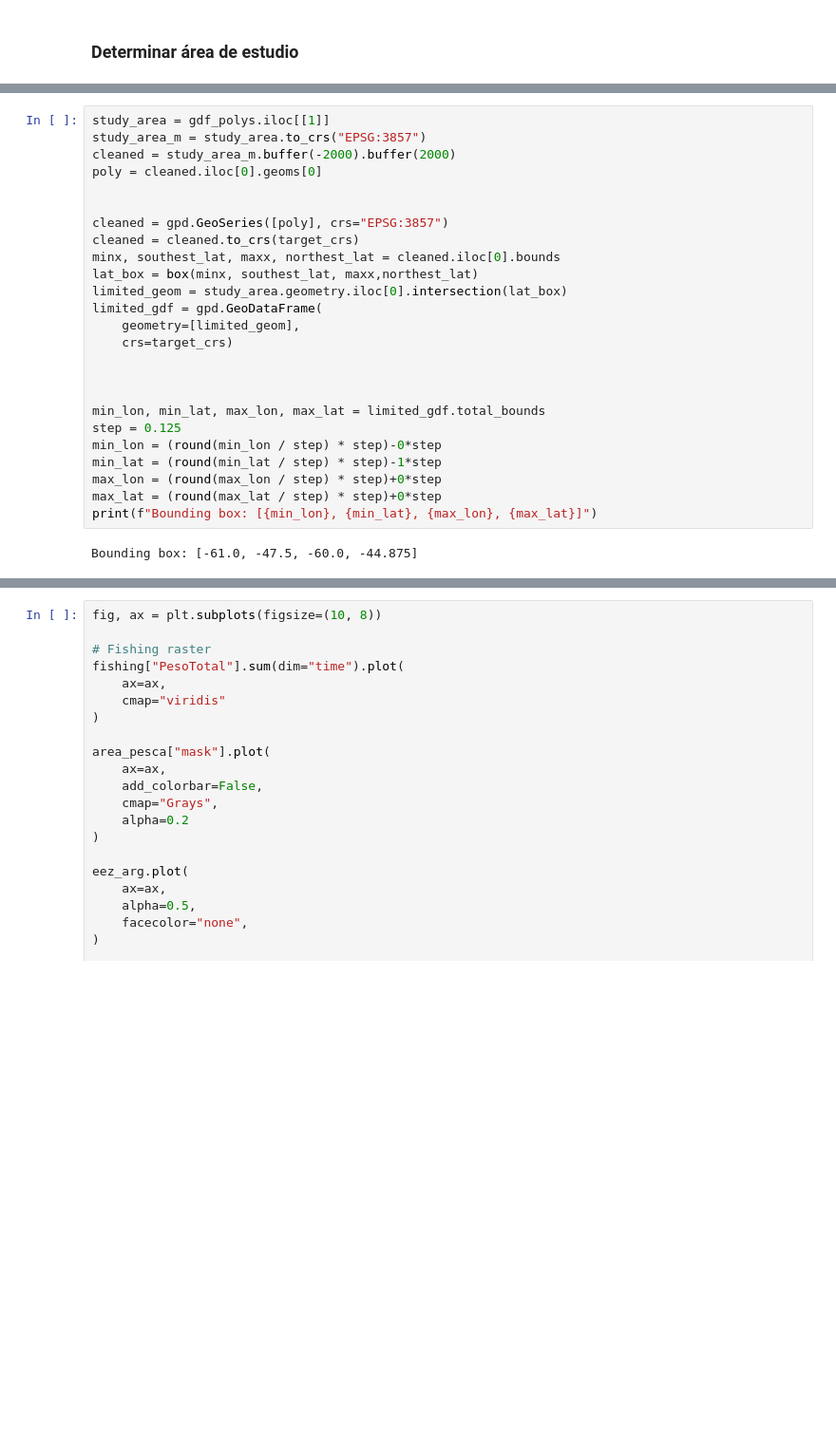
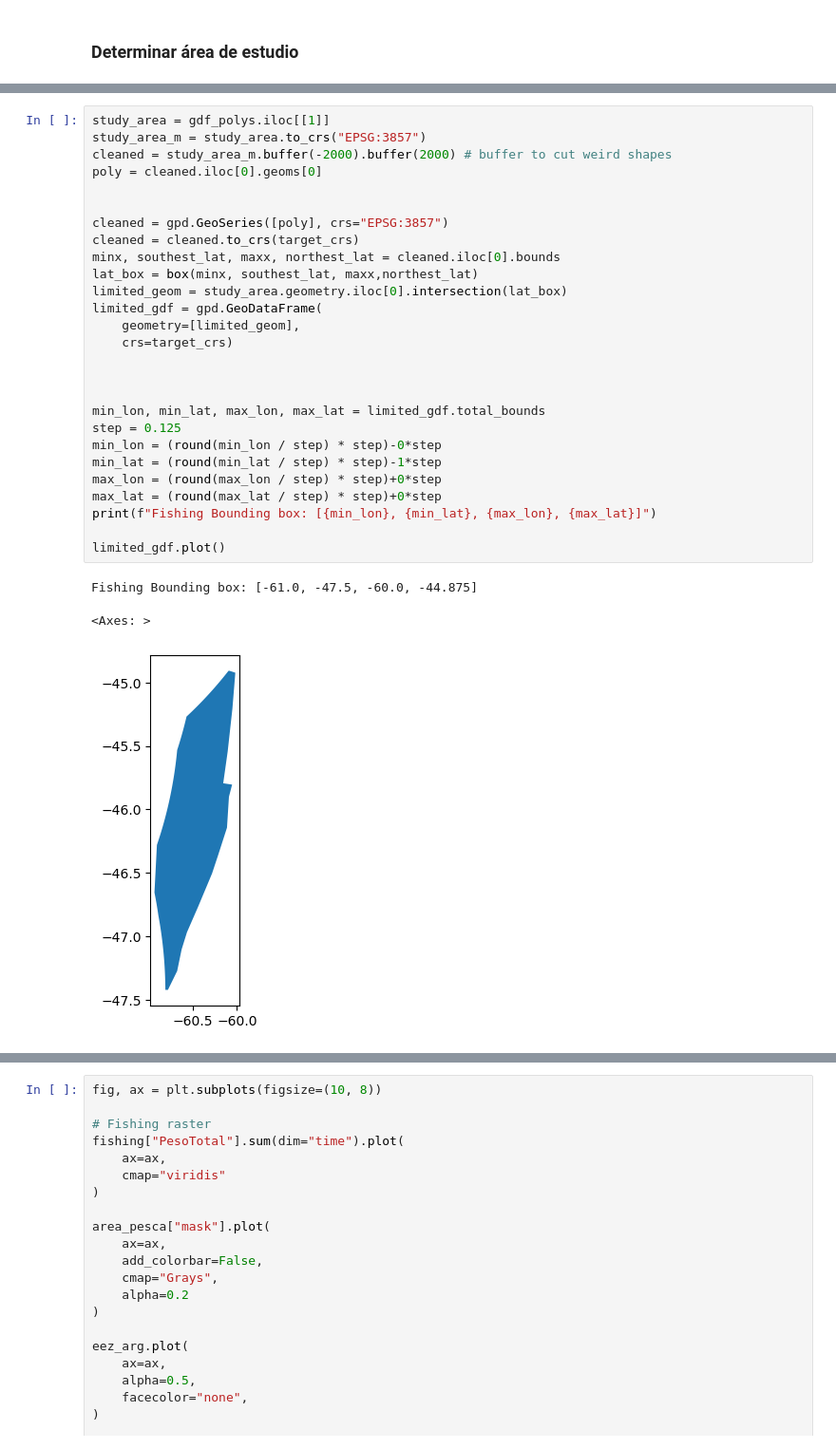
Before and after one commit to rubarriuso/TFM, a Jupyter notebook: determinar_bbox_estudio.ipynb, the cells around one changed output, grey strips where cells are left out. Shown at 95% size. Cells and saved outputs as stored; diff of their text form; blank space fills up the shorter version.

```diff
--- a/determinar_bbox_estudio.ipynb
+++ b/determinar_bbox_estudio.ipynb
@@ -93,30 +111,34 @@ gdf_polys = gdf_polys[gdf_polys.intersects(lat_box)]
 # %%
 study_area = gdf_polys.iloc[[1]]
 study_area_m = study_area.to_crs("EPSG:3857")
-cleaned = study_area_m.buffer(-2000).buffer(2000)
+cleaned = study_area_m.buffer(-2000).buffer(2000) # buffer to cut weird shapes
 poly = cleaned.iloc[0].geoms[0]
 
 
 cleaned = gpd.GeoSeries([poly], crs="EPSG:3857")
 cleaned = cleaned.to_crs(target_crs)
 minx, southest_lat, maxx, northest_lat = cleaned.iloc[0].bounds
 lat_box = box(minx, southest_lat, maxx,northest_lat)
 limited_geom = study_area.geometry.iloc[0].intersection(lat_box)
 limited_gdf = gpd.GeoDataFrame(
     geometry=[limited_geom],
     crs=target_crs)
 
 
 
 min_lon, min_lat, max_lon, max_lat = limited_gdf.total_bounds
 step = 0.125
 min_lon = (round(min_lon / step) * step)-0*step
 min_lat = (round(min_lat / step) * step)-1*step
 max_lon = (round(max_lon / step) * step)+0*step
 max_lat = (round(max_lat / step) * step)+0*step
-print(f"Bounding box: [{min_lon}, {min_lat}, {max_lon}, {max_lat}]")
+print(f"Fishing Bounding box: [{min_lon}, {min_lat}, {max_lon}, {max_lat}]")
+
+limited_gdf.plot()
 # %% [output]
-Bounding box: [-61.0, -47.5, -60.0, -44.875]
+Fishing Bounding box: [-61.0, -47.5, -60.0, -44.875]
+<Axes: >
+[figure, added]
 # %%
 # Guardar para crear las mascaras
 buffer_010 = limited_gdf.copy()
```
Also changed, not shown: parts of 5 cells of this notebook, 14 other files.
